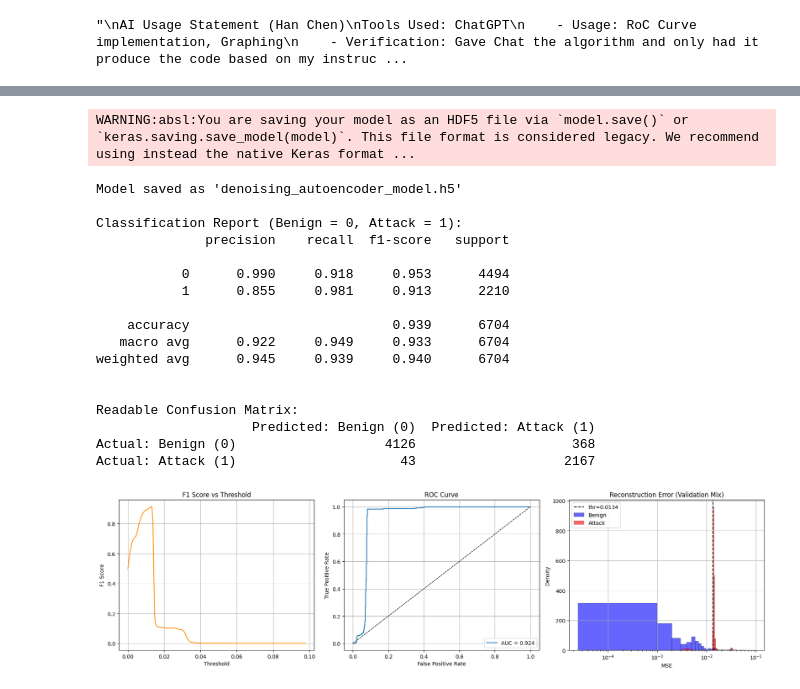
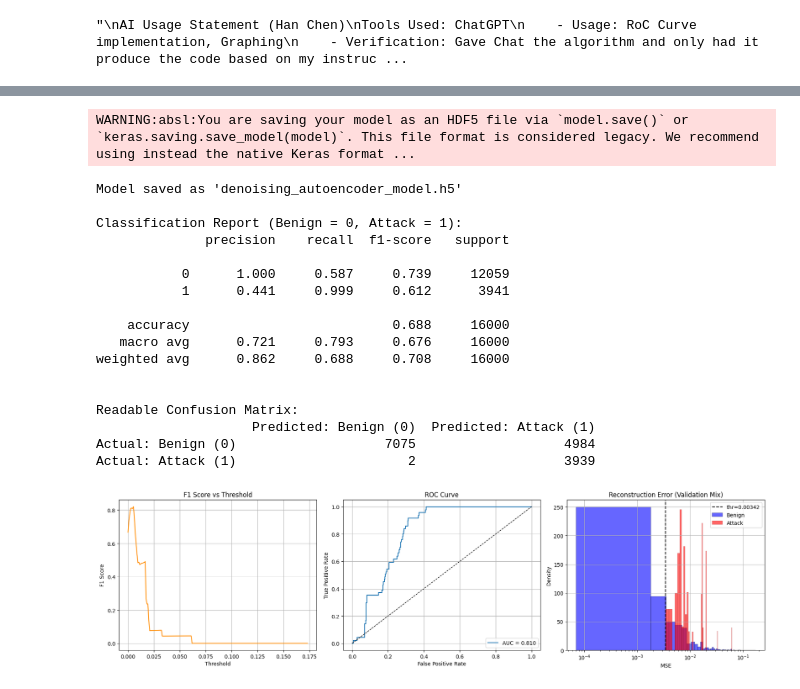
Before and after one commit to hc5474/CSEC520-FinalProject, a Jupyter notebook: autoencoder_denoise.ipynb, the cells around one changed output, grey strips where cells are left out. Cells and saved outputs as stored; diff of their text form; code cells hidden in the pictures.

```diff
--- a/autoencoder_denoise.ipynb
+++ b/autoencoder_denoise.ipynb
@@ -69,10 +70,12 @@ input_dim = X_train.shape[1]
 denoise_auto = Sequential([
     layers.Input((input_dim,)),
     layers.Dense(32, activation="relu"),
-    layers.GaussianNoise(0.125, seed=520),          # add Gaussian noise (std=0.025)
+    layers.GaussianNoise(0.0125, seed=520),          # add Gaussian noise (std=0.025); manually changed around to optimize, usually increment or decrement by 0.025 or 0.0125
     layers.Dense(16, activation="relu",
-                 activity_regularizer=regularizers.l1(1e-5)),
-    layers.Dense(4, activation="relu"),
+                 activity_regularizer=regularizers.l1(1e-6)),
+    layers.Dense(8, activation="relu"),
+    layers.Dense(2, activation="relu"),
+    layers.Dense(8, activation="relu"),
     layers.Dense(16, activation="relu"),
     layers.Dense(32, activation="relu"),
     layers.Dense(input_dim, activation="linear"),
@@ -86,7 +89,7 @@ history = denoise_auto.fit(
     X_train, X_train,
     validation_data=(X_val, X_val),
     epochs=300,
-    batch_size=1024,
+    batch_size=256, # manually changed around to optimize
     shuffle=True,
     callbacks=[early],
     verbose=2
@@ -135,8 +137,12 @@ Epoch 163/300
 
 X_val_mix[np.isinf(X_val_mix)] = np.nan
 
-ben_sample = X_val_mix[val_labels_bin == 0][:10000]
-atk_sample = X_val_mix[val_labels_bin == 1][:10000]
+n_attack = np.sum(val_labels_bin == 1)
+n_sample = min(10000, n_attack)
+
+atk_sample = X_val_mix[val_labels_bin == 1][:n_sample]
+ben_sample = X_val_mix[val_labels_bin == 0][:n_sample]
+
 mix_X = np.vstack([ben_sample, atk_sample])
 mix_y = np.hstack([np.zeros(len(ben_sample)), np.ones(len(atk_sample))])
 
@@ -156,6 +162,21 @@ for thr in thresholds:
         best_f1 = f1
         best_thr = thr
 print(f"[ROC F1] Best threshold: {best_thr:.6f} with F1: {best_f1:.3f}")
+
+# best_prec = 0
+# target_recall = 0.8  # Acceptable recall floor
+# best_thr = None
+
+# for thr in thresholds:
+#     y_pred = (mix_err > thr).astype(int)
+#     prec = precision_score(mix_y_bin, y_pred)
+#     rec = recall_score(mix_y_bin, y_pred)
+
+#     if rec >= target_recall and prec > best_prec:
+#         best_prec = prec
+#         best_thr = thr
+
+# print(f"[Precision-Optimized] Threshold: {best_thr:.6f}, Precision: {best_prec:.3f}, Recall ≥ {target_recall}")
 
 f1_scores = []
 thresholds = np.linspace(np.min(mix_err), np.max(mix_err), 200)
@@ -222,22 +243,22 @@ plt.show()
 WARNING:absl:You are saving your model as an HDF5 file via `model.save()` or `keras.saving.save_model(model)`. This file format is considered legacy. We recommend using instead the native Keras format ...
 Model saved as 'denoising_autoencoder_model.h5'
 
 Classification Report (Benign = 0, Attack = 1):
               precision    recall  f1-score   support
 
-           0      0.990     0.918     0.953      4494
-           1      0.855     0.981     0.913      2210
+           0      1.000     0.587     0.739     12059
+           1      0.441     0.999     0.612      3941
 
-    accuracy                          0.939      6704
-   macro avg      0.922     0.949     0.933      6704
-weighted avg      0.945     0.939     0.940      6704
+    accuracy                          0.688     16000
+   macro avg      0.721     0.793     0.676     16000
+weighted avg      0.862     0.688     0.708     16000
 
 
 Readable Confusion Matrix:
                     Predicted: Benign (0)  Predicted: Attack (1)
-Actual: Benign (0)                   4126                    368
-Actual: Attack (1)                     43                   2167
+Actual: Benign (0)                   7075                   4984
+Actual: Attack (1)                      2                   3939
-[figure, old version]
+[figure, new version]
 # %%
 """
 This block is ran after model is tuned using validation set.
```
Also changed, not shown: parts of 6 cells of this notebook, 8 other files.
